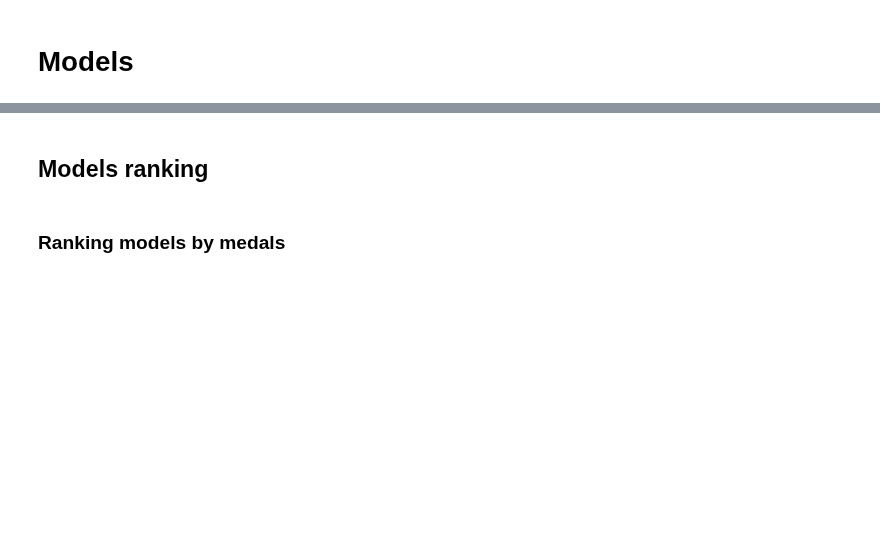
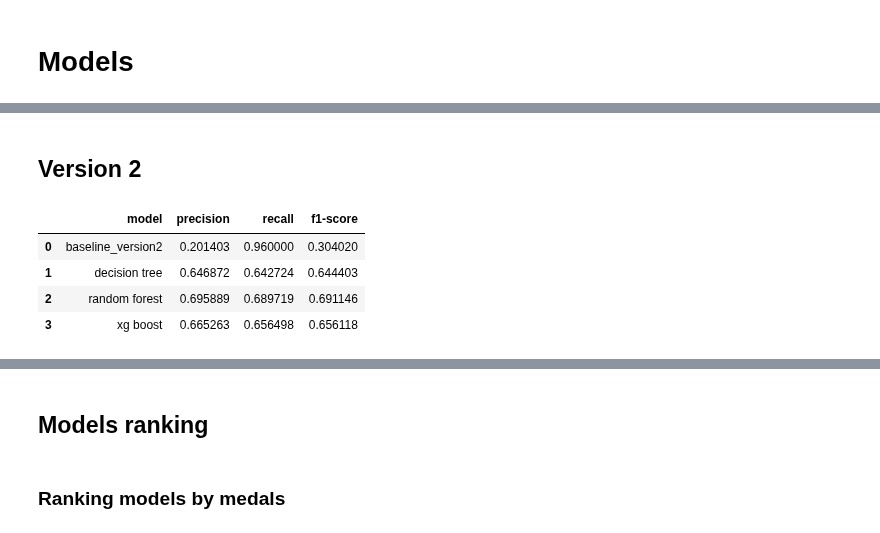
Before and after one commit to gems-uff/mestre, a Jupyter notebook: scripts/classifier/classifiers_comparison.ipynb, the cells around one changed output, grey strips where cells are left out. Drawn from its saved outputs; the diff is of its cells as text; code cells hidden in the pictures; blank space fills up the shorter version.

```diff
--- a/scripts/classifier/classifiers_comparison.ipynb
+++ b/scripts/classifier/classifiers_comparison.ipynb
@@ -129,0 +139,11 @@ results
+# %% [markdown]
+## Version 2
+# %%
+models_names = ['baseline_version2', 'decision tree', 'random forest', 'xg boost']
+classifier_utils.compare_models_per_class('Version 2', models_results, models_names)
+# %% [output]
+|  | model | precision | recall | f1-score |
+| 0 | baseline_version2 | 0.201403 | 0.960000 | 0.304020 |
+| 1 | decision tree | 0.646872 | 0.642724 | 0.644403 |
+| 2 | random forest | 0.695889 | 0.689719 | 0.691146 |
+| 3 | xg boost | 0.665263 | 0.656498 | 0.656118 |
```
Also changed, not shown: parts of 19 cells of this notebook, 1 other file.
